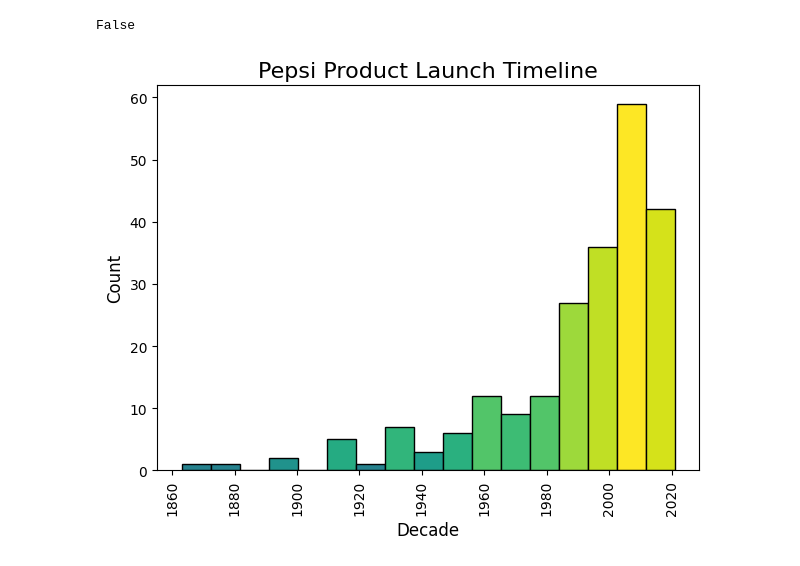
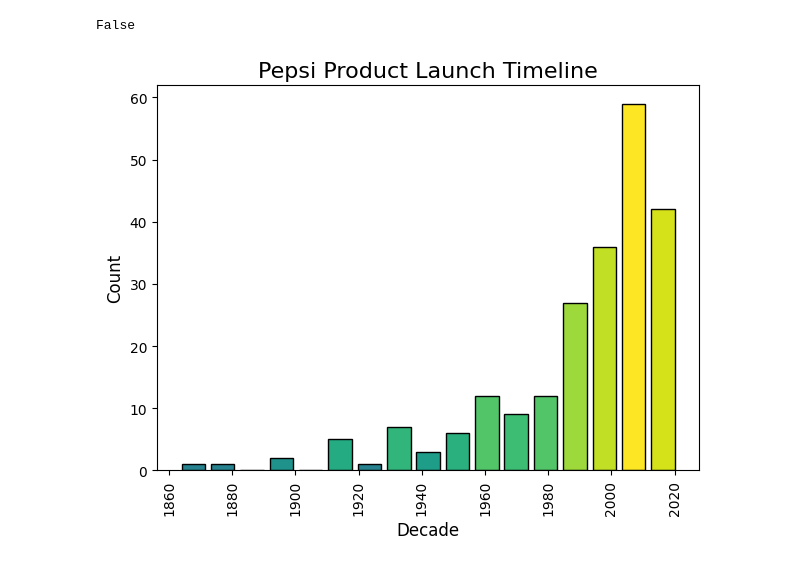
Before and after one commit to ozmaadnan/data-and-building-dashboard, a Jupyter notebook: Histogram pepsi products.ipynb, the cells around one changed output. Cells and saved outputs as stored; diff of their text form; code cells hidden in the pictures.

```diff
--- a/Histogram pepsi products.ipynb
+++ b/Histogram pepsi products.ipynb
@@ -21,31 +21,31 @@ df.isnull().values.any()
 # %% [output]
 False
 # %%
+# SHOWING DECADE-WISE LAUNCH PLOT
+
 obj = df['Year Launched']
 
 fig, ax = plt.subplots(1, figsize=(7, 5))
 
-colors = ['#FFFF00']
-
 ax.set_title('Pepsi Product Launch Timeline', fontsize=16)
 
 # Creating the Histogram
-bin = round((df['Year Launched'].max()-df['Year Launched'].min())/10) + 1
-N, bins, patches = ax.hist(obj, bins = bin, edgecolor='black')
+bin = round((obj.max()-obj.min())/10) + 1
+N, bins, patches = ax.hist(obj, rwidth = 0.8, bins = bin, edgecolor='black')
 
 # Setting color
 fracs = ((N**(1 / 5)) / N.max())
 norm = clr.Normalize(fracs.min(), fracs.max())
 
 for thisfrac, thispatch in zip(fracs, patches):
     color = plt.cm.viridis(norm(thisfrac))
     thispatch.set_facecolor(color)
 
 plt.xticks(rotation = 90)
 plt.xlabel('Decade', fontsize=12)
 plt.ylabel('Count', fontsize=12)
 
 # and we are good to go
 plt.show()
 # %% [output]
-[figure, old version]
+[figure, new version]
```
Also changed, not shown: parts of 1 cell of this notebook.
